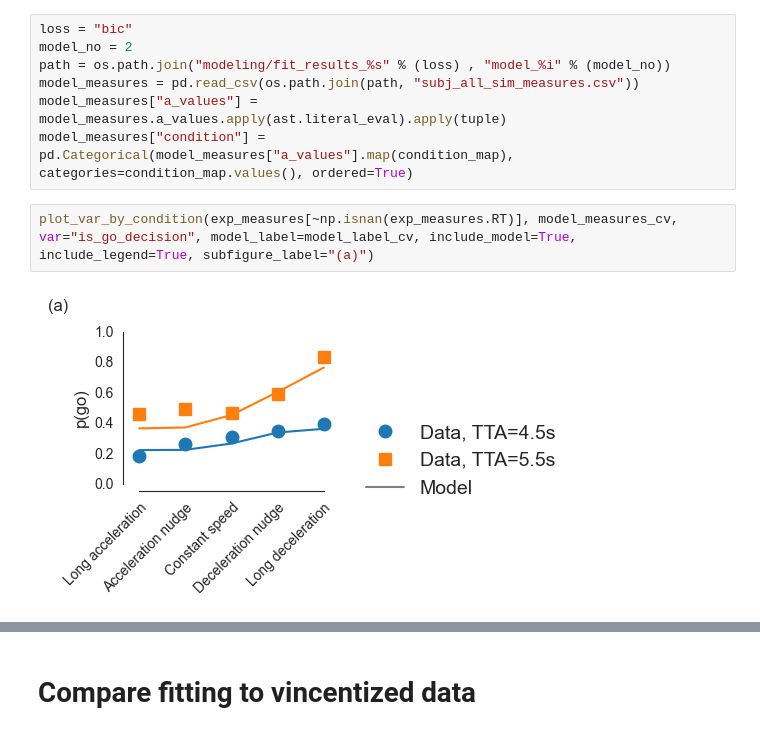
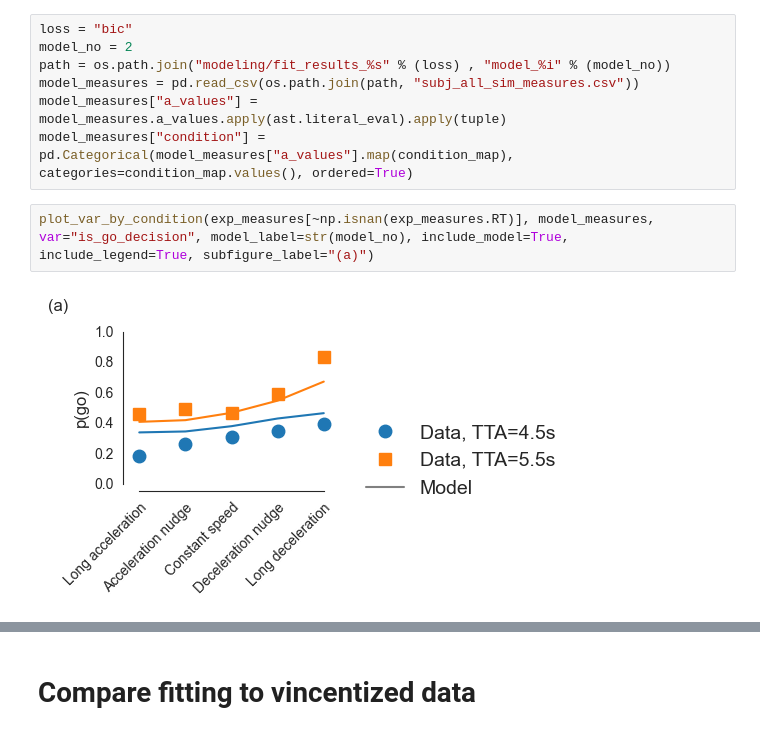
Before and after one commit to tud-hri/nudging-humans-in-traffic, a Jupyter notebook: 04_figures.ipynb, the cells around one changed output, grey strips where cells are left out. Cells and saved outputs as stored; diff of their text form.

Commit message:
New models added

```diff
--- a/04_figures.ipynb
+++ b/04_figures.ipynb
@@ -364,9 +364,9 @@ model_measures = pd.read_csv(os.path.join(path, "subj_all_sim_measures.csv"))
 model_measures["a_values"] = model_measures.a_values.apply(ast.literal_eval).apply(tuple)
 model_measures["condition"] = pd.Categorical(model_measures["a_values"].map(condition_map), categories=condition_map.values(), ordered=True)
 # %%
-plot_var_by_condition(exp_measures[~np.isnan(exp_measures.RT)], model_measures_cv, var="is_go_decision", model_label=model_label_cv, include_model=True, include_legend=True, subfigure_label="(a)")
+plot_var_by_condition(exp_measures[~np.isnan(exp_measures.RT)], model_measures, var="is_go_decision", model_label=str(model_no), include_model=True, include_legend=True, subfigure_label="(a)")
 # %% [output]
-[figure, old version]
+[figure, new version]
 # %%
 plot_var_by_condition(exp_measures[~np.isnan(exp_measures.RT)], model_measures, var="RT_go", model_label=str(model_no), include_model=True, subfigure_label="(b)")
 # %% [output]
```
Also changed, not shown: parts of 15 cells of this notebook, 14 other files.
